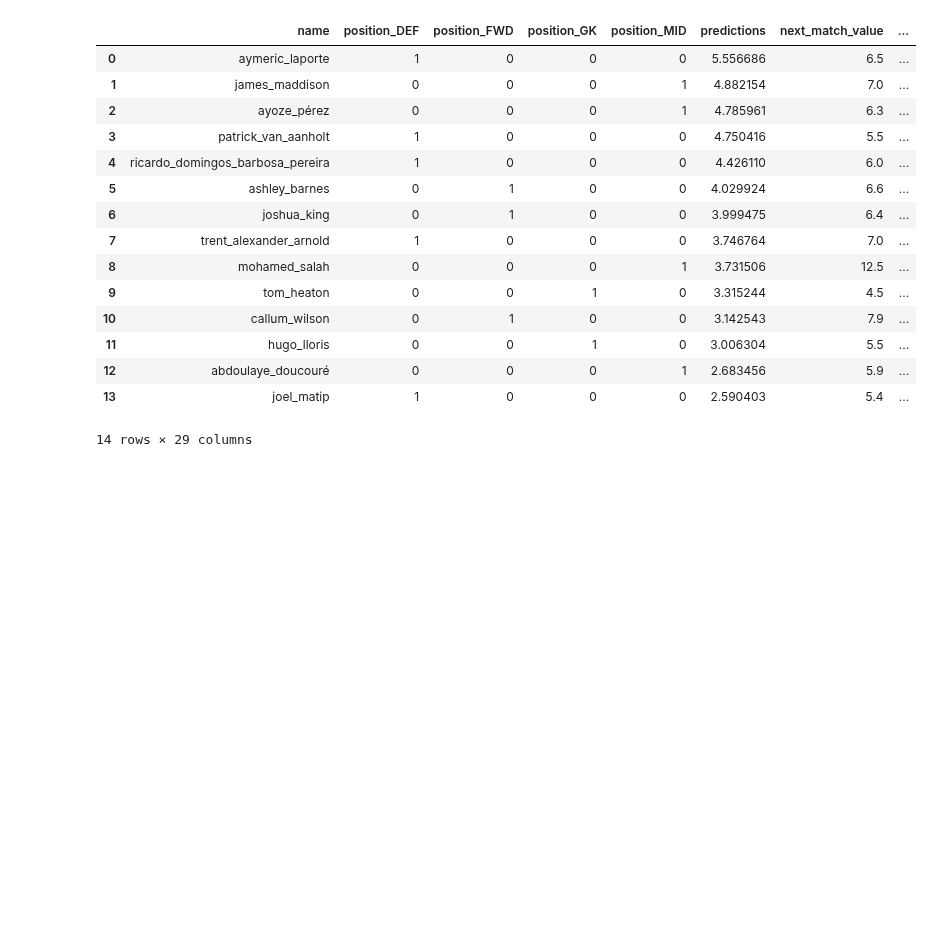
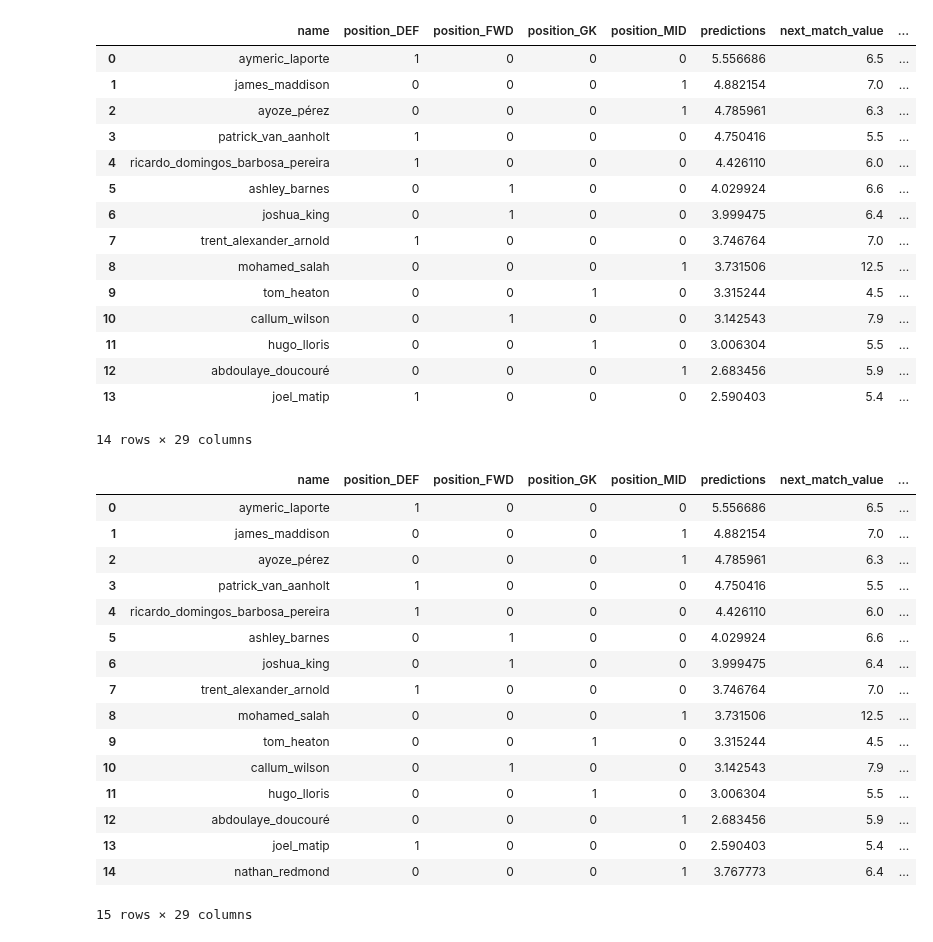
Before and after one commit to stevieg3/fpl-analysis, a Jupyter notebook: notebooks/gameweeks/3.3-sg-gw4-team-selection.ipynb, the cells around one changed output. Cells and saved outputs as stored; diff of their text form; code cells hidden in the pictures; blank space fills up the shorter version.

```diff
--- a/notebooks/exploration/3.3-sg-gw4-team-selection.ipynb
+++ b/notebooks/gameweeks/3.3-sg-gw4-team-selection.ipynb
@@ -287,3 +289,6 @@ dtype: object
 ## Starting 11
 # %% [markdown]
 #### Redmond injured!
+# %%
+injured_players = test_selection[test_selection['name'] == 'nathan_redmond']
+injured_players
@@ -452,4 +461,28 @@ gw_selection_df
 | 12 | abdoulaye_doucouré | 0 | 0 | 0 | 1 | 2.683456 | 5.9 | ... |
 | 13 | joel_matip | 1 | 0 | 0 | 0 | 2.590403 | 5.4 | ... |
 14 rows × 29 columns
+# %%
+gw_selection_df = gw_selection_df.append(injured_players, sort=False)
+gw_selection_df.reset_index(inplace=True, drop=True)
+gw_selection_df['starting_11'] = gw_selection_df['starting_11'].fillna(0)
+# %%
+gw_selection_df
+# %% [output]
+|  | name | position_DEF | position_FWD | position_GK | position_MID | predictions | next_match_value | ... |
+| 0 | aymeric_laporte | 1 | 0 | 0 | 0 | 5.556686 | 6.5 | ... |
+| 1 | james_maddison | 0 | 0 | 0 | 1 | 4.882154 | 7.0 | ... |
+| 2 | ayoze_pérez | 0 | 0 | 0 | 1 | 4.785961 | 6.3 | ... |
+| 3 | patrick_van_aanholt | 1 | 0 | 0 | 0 | 4.750416 | 5.5 | ... |
+| 4 | ricardo_domingos_barbosa_pereira | 1 | 0 | 0 | 0 | 4.426110 | 6.0 | ... |
+| 5 | ashley_barnes | 0 | 1 | 0 | 0 | 4.029924 | 6.6 | ... |
+| 6 | joshua_king | 0 | 1 | 0 | 0 | 3.999475 | 6.4 | ... |
+| 7 | trent_alexander_arnold | 1 | 0 | 0 | 0 | 3.746764 | 7.0 | ... |
+| 8 | mohamed_salah | 0 | 0 | 0 | 1 | 3.731506 | 12.5 | ... |
+| 9 | tom_heaton | 0 | 0 | 1 | 0 | 3.315244 | 4.5 | ... |
+| 10 | callum_wilson | 0 | 1 | 0 | 0 | 3.142543 | 7.9 | ... |
+| 11 | hugo_lloris | 0 | 0 | 1 | 0 | 3.006304 | 5.5 | ... |
+| 12 | abdoulaye_doucouré | 0 | 0 | 0 | 1 | 2.683456 | 5.9 | ... |
+| 13 | joel_matip | 1 | 0 | 0 | 0 | 2.590403 | 5.4 | ... |
+| 14 | nathan_redmond | 0 | 0 | 0 | 1 | 3.767773 | 6.4 | ... |
+15 rows × 29 columns
 # %%
```
Also changed, not shown: parts of 3 cells of this notebook.
